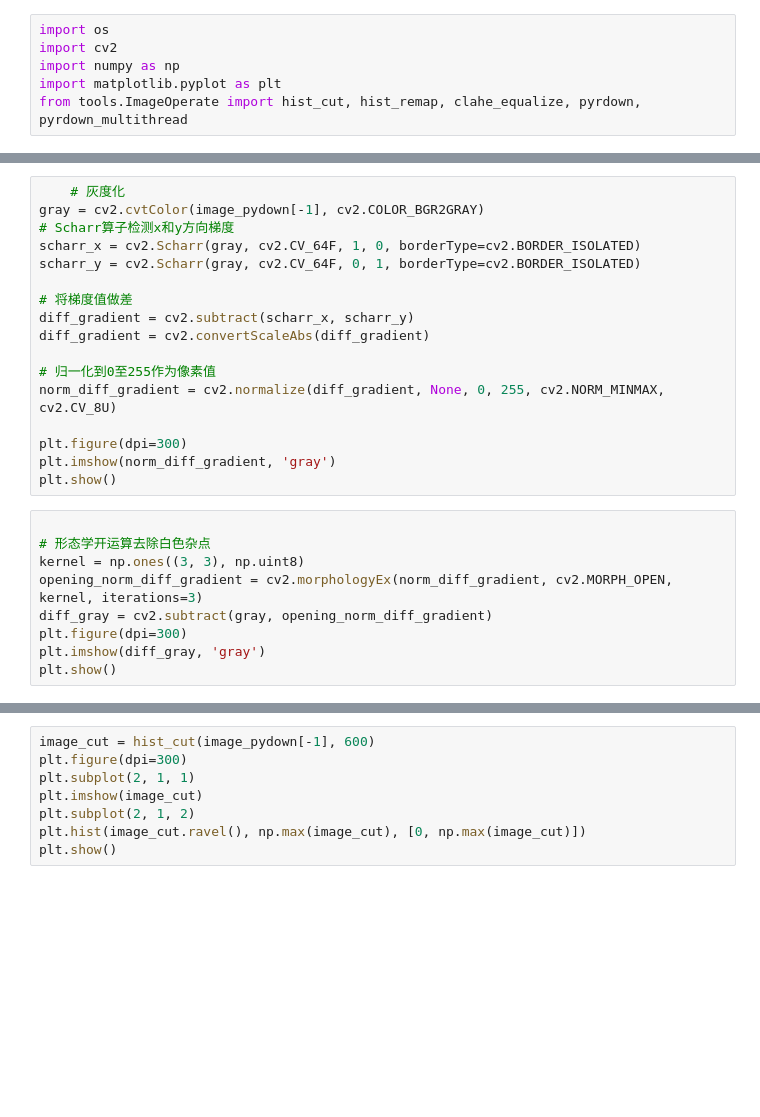
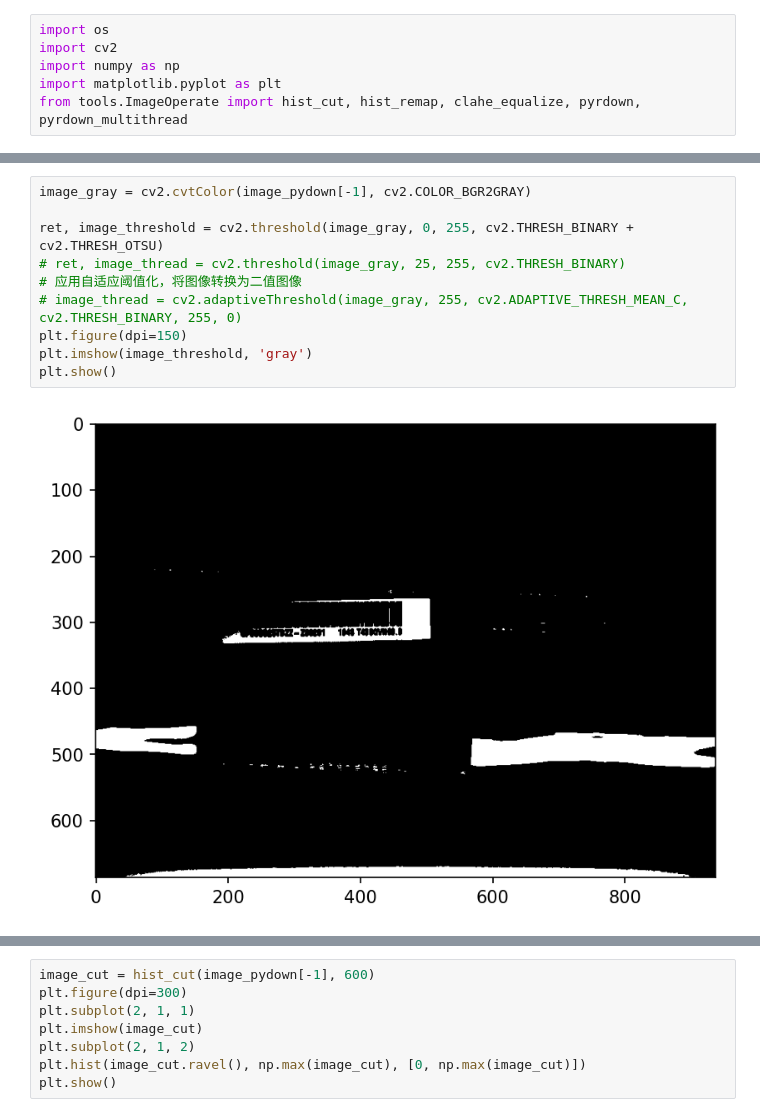
Before and after one commit to VanceXie/codeScan, a Jupyter notebook: tools/ToolTest.ipynb, the cells around one changed output, grey strips where cells are left out. Drawn from its saved outputs; the diff is of its cells as text; blank space fills up the shorter version.

```diff
--- a/tools/ToolTest.ipynb
+++ b/tools/ToolTest.ipynb
@@ -22,26 +22,12 @@ Function pyrdown_multithread took 4.510ms to run
-# %%
-    # 灰度化
-gray = cv2.cvtColor(image_pydown[-1], cv2.COLOR_BGR2GRAY)
-# Scharr算子检测x和y方向梯度
-scharr_x = cv2.Scharr(gray, cv2.CV_64F, 1, 0, borderType=cv2.BORDER_ISOLATED)
-scharr_y = cv2.Scharr(gray, cv2.CV_64F, 0, 1, borderType=cv2.BORDER_ISOLATED)
-
-# 将梯度值做差
-diff_gradient = cv2.subtract(scharr_x, scharr_y)
-diff_gradient = cv2.convertScaleAbs(diff_gradient)
-
-# 归一化到0至255作为像素值
-norm_diff_gradient = cv2.normalize(diff_gradient, None, 0, 255, cv2.NORM_MINMAX, cv2.CV_8U)
-
-plt.figure(dpi=300)
-plt.imshow(norm_diff_gradient, 'gray')
-plt.show()
-# %%
-
-# 形态学开运算去除白色杂点
-kernel = np.ones((3, 3), np.uint8)
-opening_norm_diff_gradient = cv2.morphologyEx(norm_diff_gradient, cv2.MORPH_OPEN, kernel, iterations=3)
-diff_gray = cv2.subtract(gray, opening_norm_diff_gradient)
-plt.figure(dpi=300)
-plt.imshow(diff_gray, 'gray')
-plt.show()
+# %%
+image_gray = cv2.cvtColor(image_pydown[-1], cv2.COLOR_BGR2GRAY)
+
+ret, image_threshold = cv2.threshold(image_gray, 0, 255, cv2.THRESH_BINARY + cv2.THRESH_OTSU)
+# ret, image_thread = cv2.threshold(image_gray, 25, 255, cv2.THRESH_BINARY)
+# 应用自适应阈值化，将图像转换为二值图像
+# image_thread = cv2.adaptiveThreshold(image_gray, 255, cv2.ADAPTIVE_THRESH_MEAN_C, cv2.THRESH_BINARY, 255, 0)
+plt.figure(dpi=150)
+plt.imshow(image_threshold, 'gray')
+plt.show()
+# %% [output]
+[figure, added]
```
Also changed, not shown: parts of 2 cells of this notebook, 2 other files.
